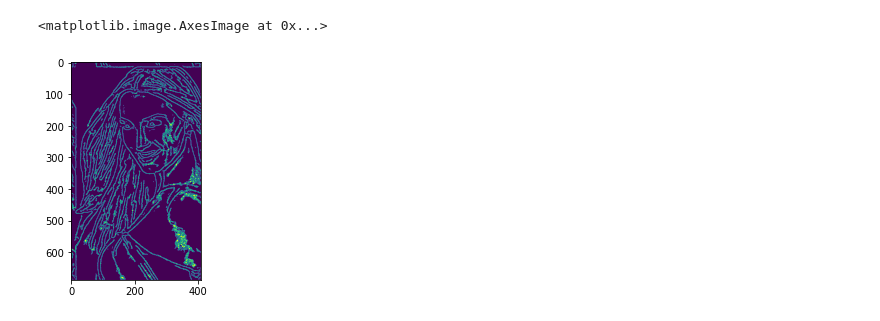
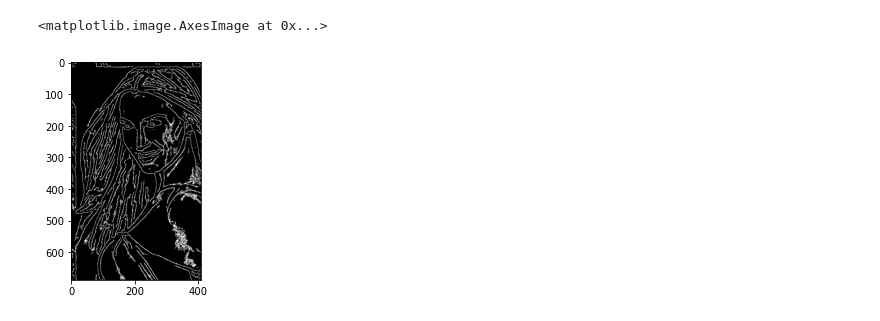
Before and after one commit to eduardoscsouza/FaceMatch, a Jupyter notebook: sample_code/pre_processing/canny_edge_example.ipynb, the cells around one changed output. Saved outputs shown, nothing was run; the diff lists cells and outputs as text; code cells hidden in the pictures.

```diff
--- a/sample_code/pre_processing/canny_edge_example.ipynb
+++ b/sample_code/pre_processing/canny_edge_example.ipynb
@@ -11,10 +12,9 @@ face_cascade = cv2.CascadeClassifier('data/lbpcascade_frontalface.xml')
 # %%
-image = cv2.imread('../../sample_imgs/raw/000001.jpg')
+image = cv2.imread('../../data/Img/000001.jpg')
 
 gray = cv2.cvtColor(image, cv2.COLOR_BGR2GRAY)
-image_f = canny_edge_detection.cannyEdgeDetection(gray)
-
-plt.imshow(image_f)
+image_f = cannyEdgeDetection(gray)
+plt.imshow(image_f, cmap='gray')
 # %% [output]
 <matplotlib.image.AxesImage at 0x...>
-[figure, old version]
+[figure, new version]
```
Also changed, not shown: parts of 2 cells of this notebook, 5 other files.
